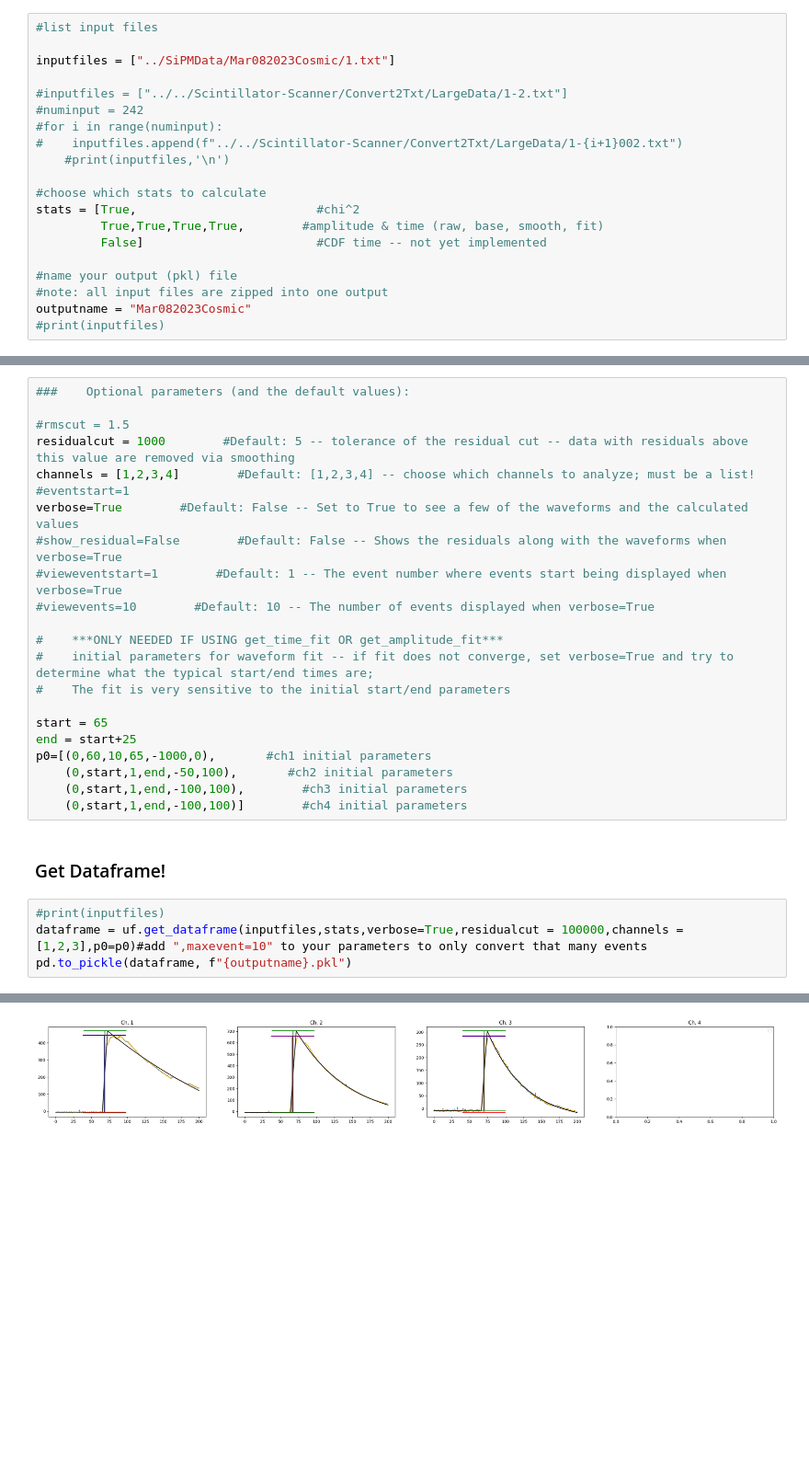
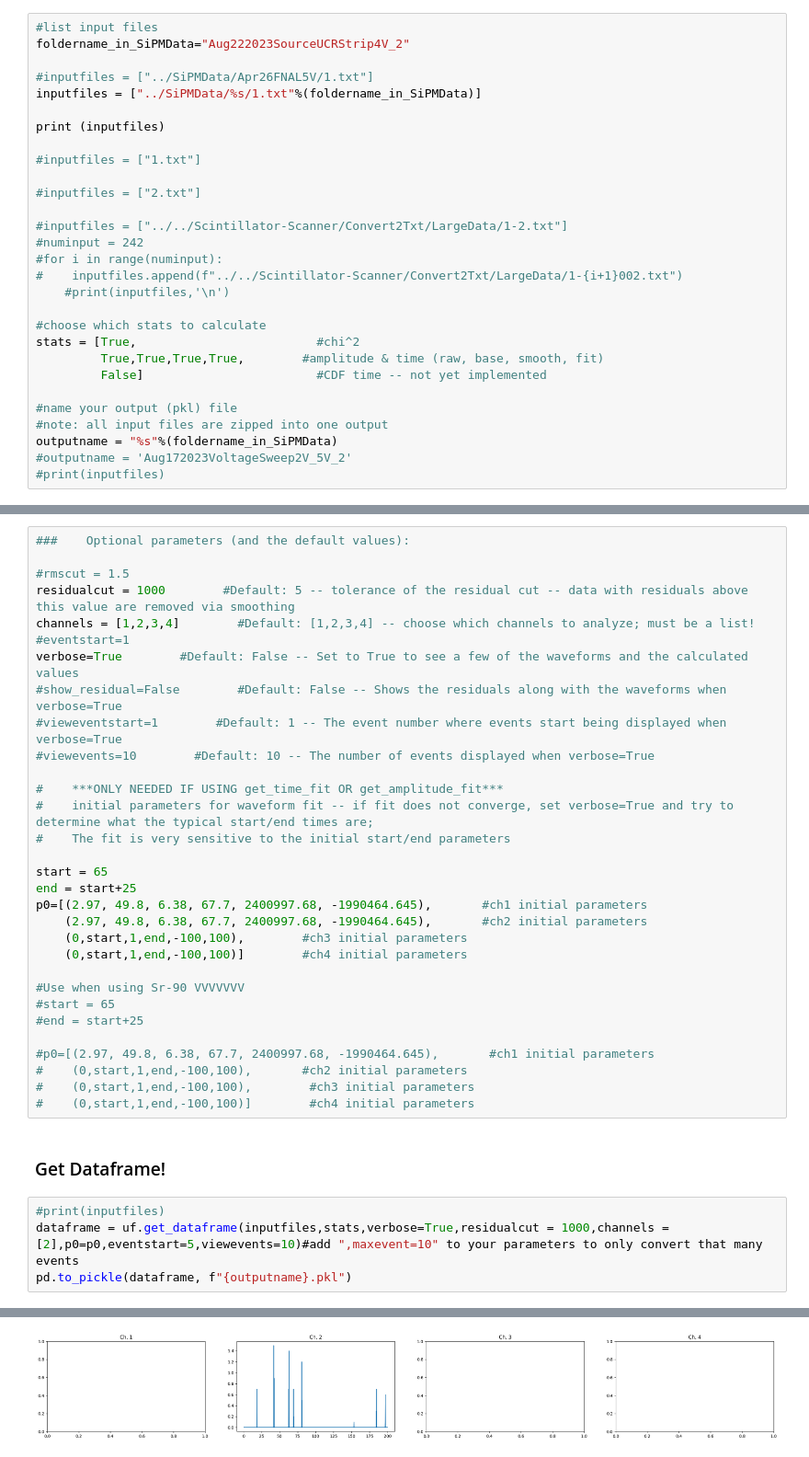
Before and after one commit to mrodr324/Scintillator-Studies, a Jupyter notebook: GetDataframe.ipynb, the cells around one changed output, grey strips where cells are left out. Shown: that part at 92% size. Cells and saved outputs as stored; diff of their text form; blank space fills up the shorter version.

```diff
--- a/GetDataframe.ipynb
+++ b/GetDataframe.ipynb
@@ -6,8 +6,16 @@ import pickle
 ### Required User Defined Inputs
 # %%
 #list input files
+foldername_in_SiPMData="Aug222023SourceUCRStrip4V_2"
 
-inputfiles = ["../SiPMData/Mar082023Cosmic/1.txt"]
+#inputfiles = ["../SiPMData/Apr26FNAL5V/1.txt"]
+inputfiles = ["../SiPMData/%s/1.txt"%(foldername_in_SiPMData)]
+
+print (inputfiles)
+
+#inputfiles = ["1.txt"]
+
+#inputfiles = ["2.txt"]
 
 #inputfiles = ["../../Scintillator-Scanner/Convert2Txt/LargeData/1-2.txt"]
 #numinput = 242
@@ -22,5 +30,6 @@ stats = [True,                         #chi^2
 
 #name your output (pkl) file
 #note: all input files are zipped into one output
-outputname = "Mar082023Cosmic"
+outputname = "%s"%(foldername_in_SiPMData)
+#outputname = 'Aug172023VoltageSweep2V_5V_2'
 #print(inputfiles)
@@ -44,14 +55,23 @@ verbose=True        #Default: False -- Set to True to see a few of the waveforms
 
 start = 65
 end = start+25
-p0=[(0,60,10,65,-1000,0),       #ch1 initial parameters
-    (0,start,1,end,-50,100),       #ch2 initial parameters
+p0=[(2.97, 49.8, 6.38, 67.7, 2400997.68, -1990464.645),       #ch1 initial parameters
+    (2.97, 49.8, 6.38, 67.7, 2400997.68, -1990464.645),       #ch2 initial parameters
     (0,start,1,end,-100,100),        #ch3 initial parameters
     (0,start,1,end,-100,100)]        #ch4 initial parameters
+
+#Use when using Sr-90 VVVVVVV
+#start = 65
+#end = start+25
+
+#p0=[(2.97, 49.8, 6.38, 67.7, 2400997.68, -1990464.645),       #ch1 initial parameters
+#    (0,start,1,end,-100,100),       #ch2 initial parameters
+#    (0,start,1,end,-100,100),        #ch3 initial parameters
+#    (0,start,1,end,-100,100)]        #ch4 initial parameters
 # %% [markdown]
 ### Get Dataframe!
 # %%
 #print(inputfiles)
-dataframe = uf.get_dataframe(inputfiles,stats,verbose=True,residualcut = 100000,channels = [1,2,3],p0=p0)#add ",maxevent=10" to your parameters to only convert that many events
+dataframe = uf.get_dataframe(inputfiles,stats,verbose=True,residualcut = 1000,channels = [2],p0=p0,eventstart=5,viewevents=10)#add ",maxevent=10" to your parameters to only convert that many events
 pd.to_pickle(dataframe, f"{outputname}.pkl")
 # %% [output]
@@ -67 +83 @@ fit params: -8.61, 66.2, 37.76, 74.5, -52.25, 1468.702
-[figure, old version]
+[figure, new version]
```
Also changed, not shown: parts of 9 cells of this notebook, 4 other files.
